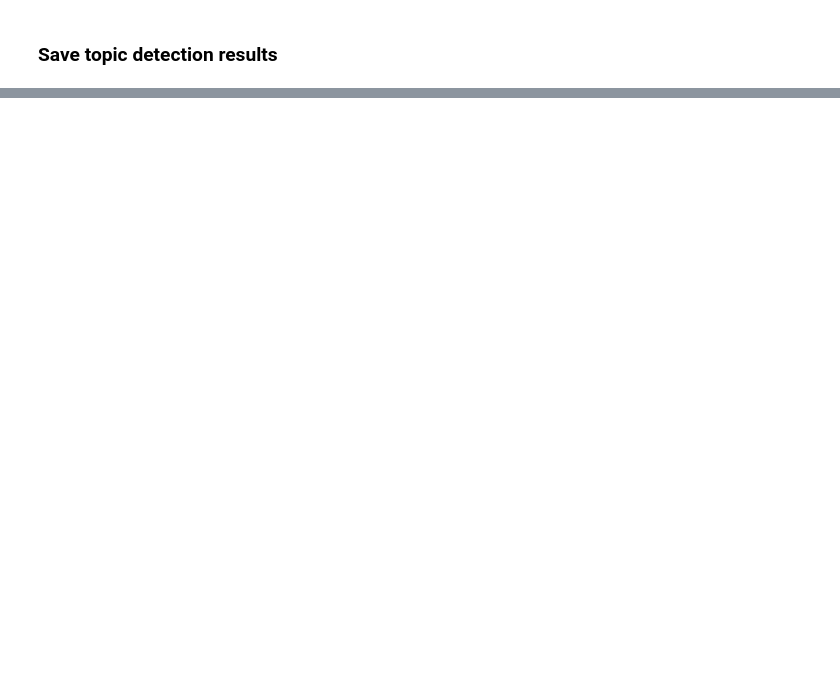
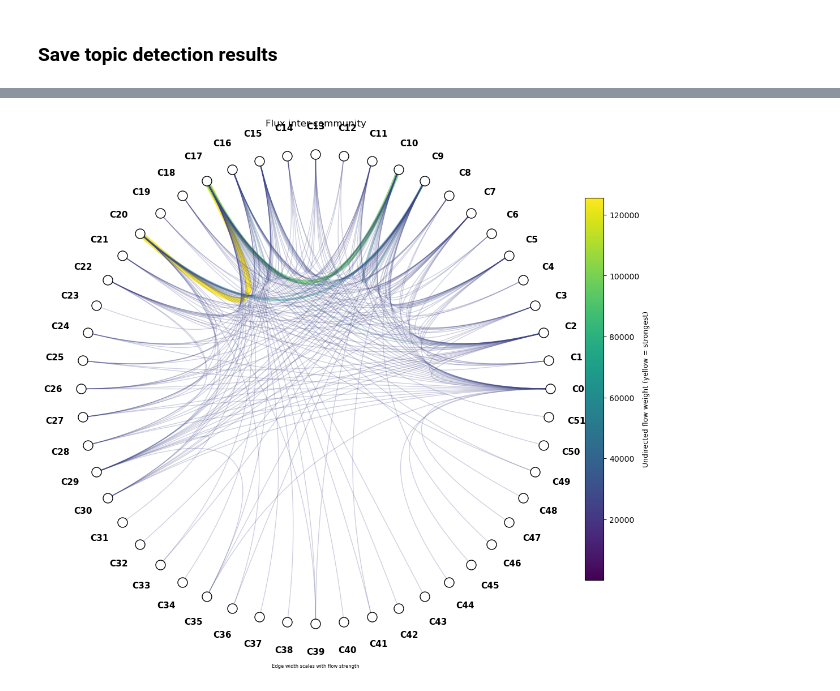
Before and after one commit to epfl-ada/ada-2025-project-zlayjiya, a Jupyter notebook: results.ipynb, the cells around one changed output, grey strips where cells are left out. Cells and saved outputs as stored; diff of their text form; code cells hidden in the pictures; blank space fills up the shorter version.

```diff
--- a/results.ipynb
+++ b/results.ipynb
@@ -833,0 +824,9 @@ summary_df
+# %%
+# Build community-level flows and mobility metrics via helper
+flows = model_analyzer.compute_comm_flows(edges_normalized, node_df, comm_summary)
+flow_norm = flows["flow_norm"]
+flow_share = flows["flow_share"]
+pair_strength = flows["pair_strength"]
+communities_sorted = flows["communities_sorted"]
+mobility_df = flows["mobility_df"]
+mobility_df.head(10)
@@ -833,0 +892,9 @@ summary_df
+# %%
+model_analyzer.plot_chord_backbone(
+    pair_strength,
+    communities_sorted,
+    top_n=300,
+    out_path="reports/figures/community_chord_simple.png",
+)
+# %% [output]
+[figure, added]
```
Also changed, not shown: parts of 27 cells of this notebook, 9 other files.
